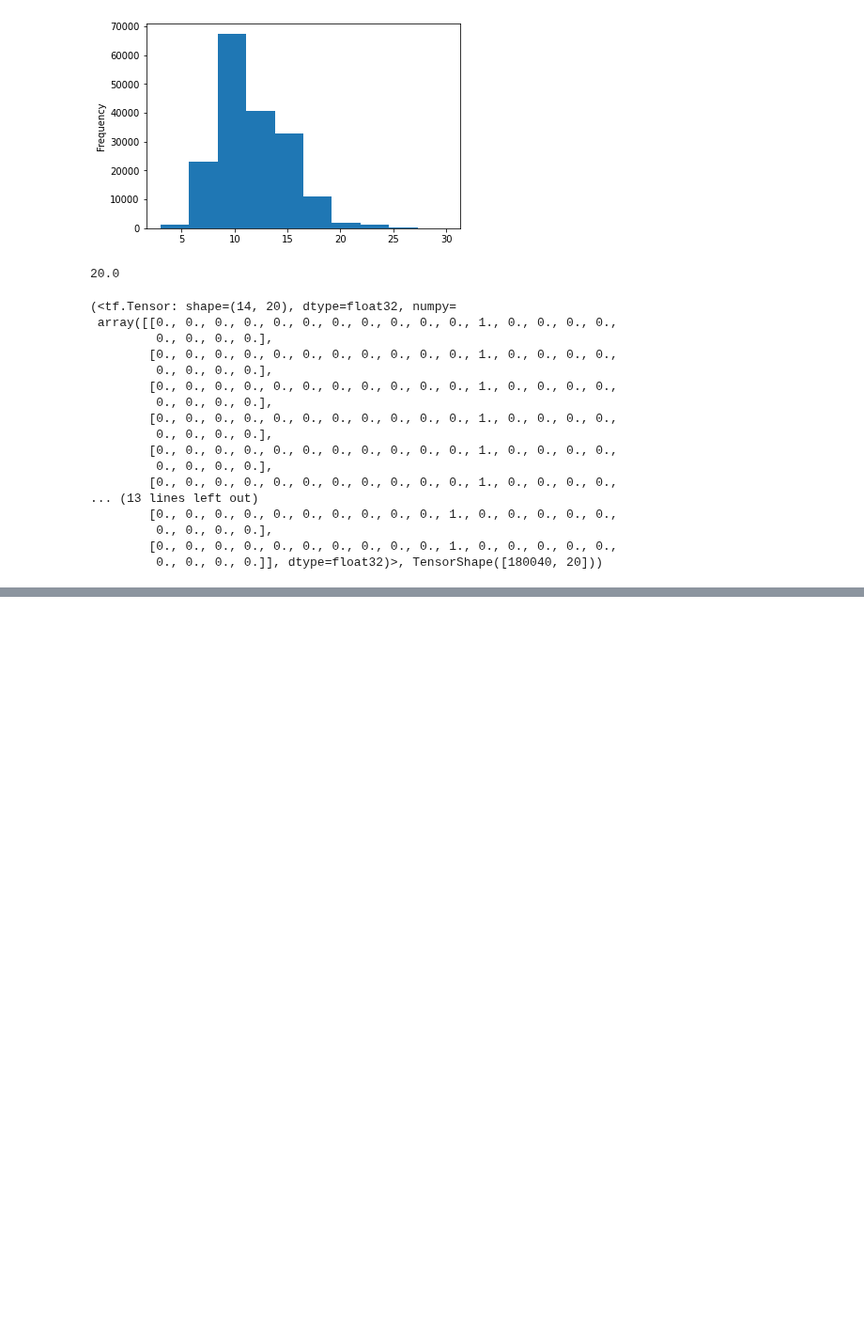
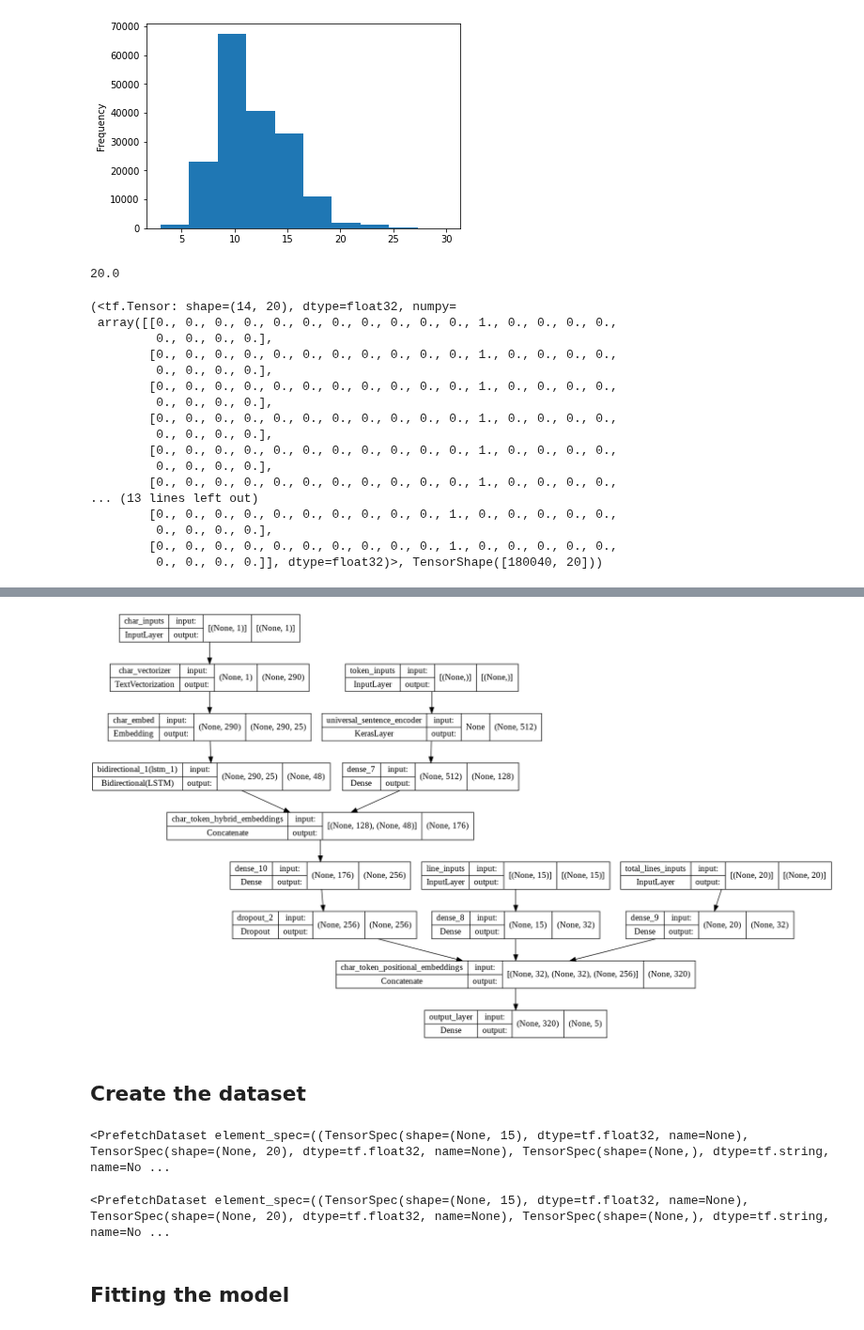
Before and after one commit to eman-kom/TensorFlow-Fundamentals, a Jupyter notebook: 09_SkimLit_Milestone_Project_2.ipynb, the cells around one changed output, grey strips where cells are left out. Shown at 94% size. Cells and saved outputs as stored; diff of their text form; code cells hidden in the pictures; blank space fills up the shorter version.

```diff
--- a/09_SkimLit_Milestone_Project_2.ipynb
+++ b/09_SkimLit_Milestone_Project_2.ipynb
@@ -1007,0 +1006,35 @@ train_total_lines_one_hot[:14], train_total_lines_one_hot.shape
+# %%
+token_inputs = layers.Input(shape=[], dtype=tf.string, name="token_inputs")
+token_embeddings = tf_hub_embedding_layer(token_inputs)
+token_outputs = layers.Dense(128, activation="relu")(token_embeddings)
+token_model = tf.keras.Model(token_inputs, token_outputs)
+
+char_inputs = layers.Input(shape=(1,), dtype=tf.string, name="char_inputs")
+char_vectors = char_vectorizer(char_inputs)
+char_embeddings = char_embedding(char_vectors)
+char_bi_lstm = layers.Bidirectional(layers.LSTM(24))(char_embeddings)
+char_model = tf.keras.Model(char_inputs, char_bi_lstm)
+
+line_inputs = layers.Input(shape=(15,), dtype=tf.float32, name="line_inputs")
+line_dense = layers.Dense(32, activation="relu")(line_inputs)
+line_model = tf.keras.Model(line_inputs, line_dense)
+
+total_lines_inputs = layers.Input(shape=(20,), dtype=tf.float32, name="total_lines_inputs")
+total_lines_dense = layers.Dense(32, activation="relu")(total_lines_inputs)
+total_lines_model = tf.keras.Model(total_lines_inputs, total_lines_dense)
+
+combine_embeddings = layers.Concatenate(name="char_token_hybrid_embeddings")([token_model.output, char_model.output])
+z = layers.Dense(256, activation="relu")(combine_embeddings)
+z = layers.Dropout(0.5)(z)
+
+tri_embeddings = layers.Concatenate(name="char_token_positional_embeddings")([line_model.output, total_lines_model.output, z])
+output_layer = layers.Dense(num_classes, activation="softmax", name="output_layer")(tri_embeddings)
+
+model_5 = tf.keras.Model(inputs=[
+  line_model.input,
+  total_lines_model.input,
+  token_model.input,
+  char_model.input
+],
+outputs=output_layer,
+name="tribrid_embedding_model")
@@ -1007,0 +1061,4 @@ train_total_lines_one_hot[:14], train_total_lines_one_hot.shape
+# %%
+plot_model(model_5, show_shapes=True)
+# %% [output]
+[figure, added]
@@ -1007,0 +1071,32 @@ train_total_lines_one_hot[:14], train_total_lines_one_hot.shape
+# %% [markdown]
+## Create the dataset
+# %%
+train_pos_char_token_data = tf.data.Dataset.from_tensor_slices((
+    train_line_numbers_one_hot,
+    train_total_lines_one_hot,
+    train_sentences,
+    train_chars))
+
+train_pos_char_token_labels = tf.data.Dataset.from_tensor_slices(train_labels_one_hot)
+train_pos_char_token_dataset = tf.data.Dataset.zip((train_pos_char_token_data, train_pos_char_token_labels))
+train_pos_char_token_dataset = train_pos_char_token_dataset.batch(32).prefetch(tf.data.AUTOTUNE)
+
+train_pos_char_token_dataset
+# %% [output]
+<PrefetchDataset element_spec=((TensorSpec(shape=(None, 15), dtype=tf.float32, name=None), TensorSpec(shape=(None, 20), dtype=tf.float32, name=None), TensorSpec(shape=(None,), dtype=tf.string, name=No ...
+# %%
+val_pos_char_token_data = tf.data.Dataset.from_tensor_slices((
+    val_line_numbers_one_hot,
+    val_total_lines_one_hot,
+    val_sentences,
+    val_chars))
+
+val_pos_char_token_labels = tf.data.Dataset.from_tensor_slices(val_labels_one_hot)
+val_pos_char_token_dataset = tf.data.Dataset.zip((val_pos_char_token_data, val_pos_char_token_labels))
+val_pos_char_token_dataset = val_pos_char_token_dataset.batch(32).prefetch(tf.data.AUTOTUNE)
+
+val_pos_char_token_dataset
+# %% [output]
+<PrefetchDataset element_spec=((TensorSpec(shape=(None, 15), dtype=tf.float32, name=None), TensorSpec(shape=(None, 20), dtype=tf.float32, name=None), TensorSpec(shape=(None,), dtype=tf.string, name=No ...
+# %% [markdown]
+## Fitting the model
```
Also changed, not shown: parts of 39 cells of this notebook.
